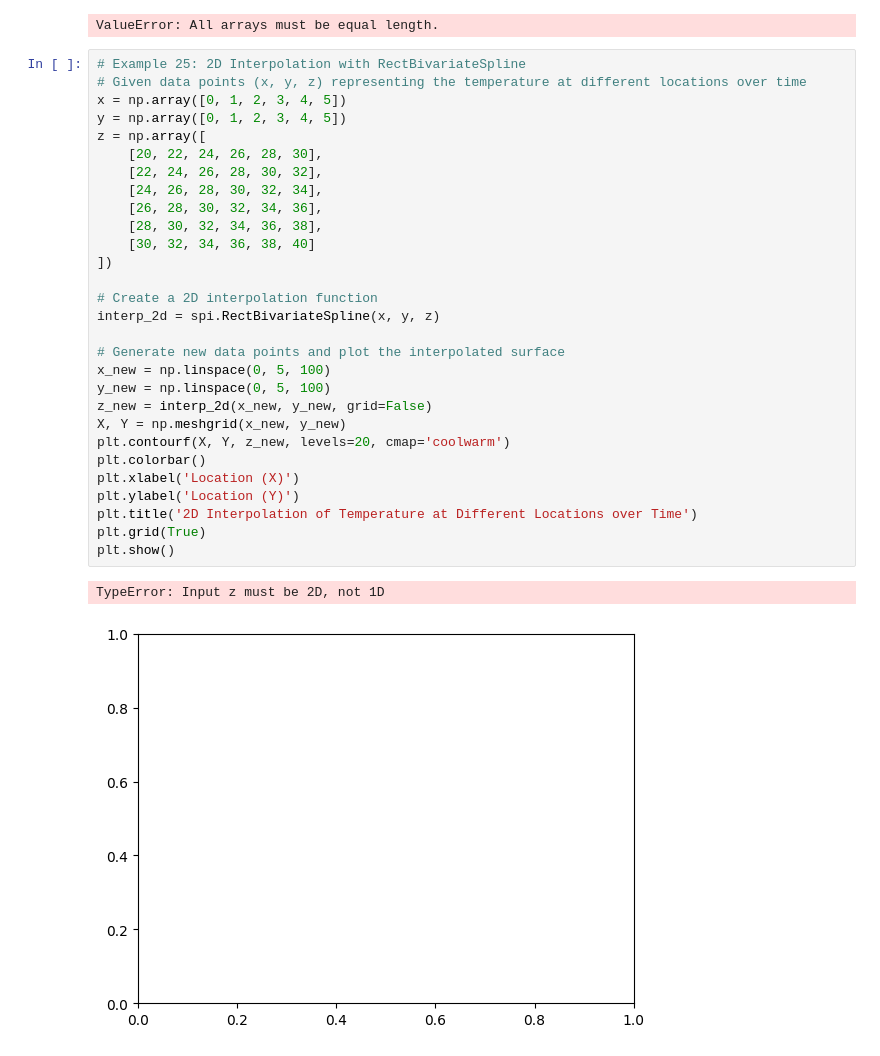
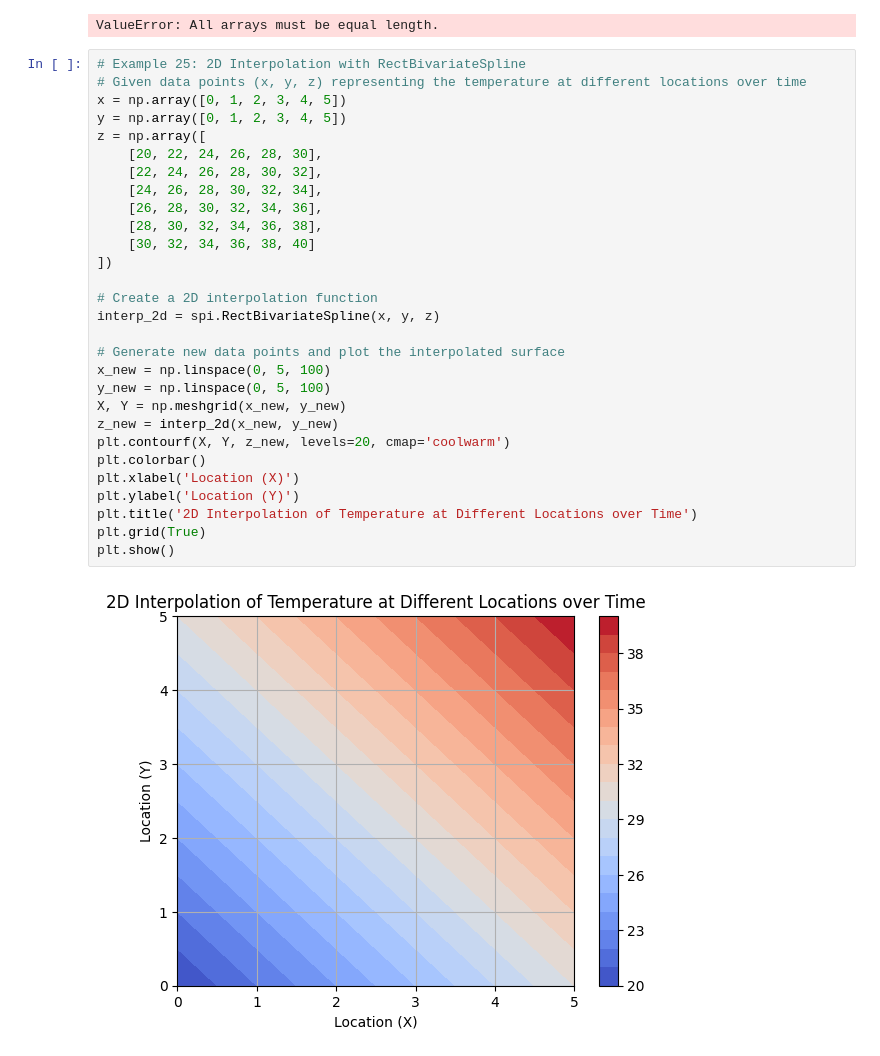
Before and after one commit to rvigneshwaran/datascience-implementations, a Jupyter notebook: 01-data-science-fundamentals/05-scipy-demonstration/05-various-interpolation-techniques.ipynb, the cells around one changed output. Saved outputs shown, nothing was run; the diff lists cells and outputs as text.

Commit message:
Fixed issue in 2D Interpolation with RectBivariateSpline

```diff
--- a/01-data-science-fundamentals/05-scipy-demonstration/05-various-interpolation-techniques.ipynb
+++ b/01-data-science-fundamentals/05-scipy-demonstration/05-various-interpolation-techniques.ipynb
@@ -634,32 +634,31 @@ ValueError: All arrays must be equal length.
 # %%
 # Example 25: 2D Interpolation with RectBivariateSpline
 # Given data points (x, y, z) representing the temperature at different locations over time
 x = np.array([0, 1, 2, 3, 4, 5])
 y = np.array([0, 1, 2, 3, 4, 5])
 z = np.array([
     [20, 22, 24, 26, 28, 30],
     [22, 24, 26, 28, 30, 32],
     [24, 26, 28, 30, 32, 34],
     [26, 28, 30, 32, 34, 36],
     [28, 30, 32, 34, 36, 38],
     [30, 32, 34, 36, 38, 40]
 ])
 
 # Create a 2D interpolation function
 interp_2d = spi.RectBivariateSpline(x, y, z)
 
 # Generate new data points and plot the interpolated surface
 x_new = np.linspace(0, 5, 100)
 y_new = np.linspace(0, 5, 100)
-z_new = interp_2d(x_new, y_new, grid=False)
 X, Y = np.meshgrid(x_new, y_new)
+z_new = interp_2d(x_new, y_new)
 plt.contourf(X, Y, z_new, levels=20, cmap='coolwarm')
 plt.colorbar()
 plt.xlabel('Location (X)')
 plt.ylabel('Location (Y)')
 plt.title('2D Interpolation of Temperature at Different Locations over Time')
 plt.grid(True)
 plt.show()
 # %% [output]
-TypeError: Input z must be 2D, not 1D
-[figure, old version]
+[figure, new version]
```
